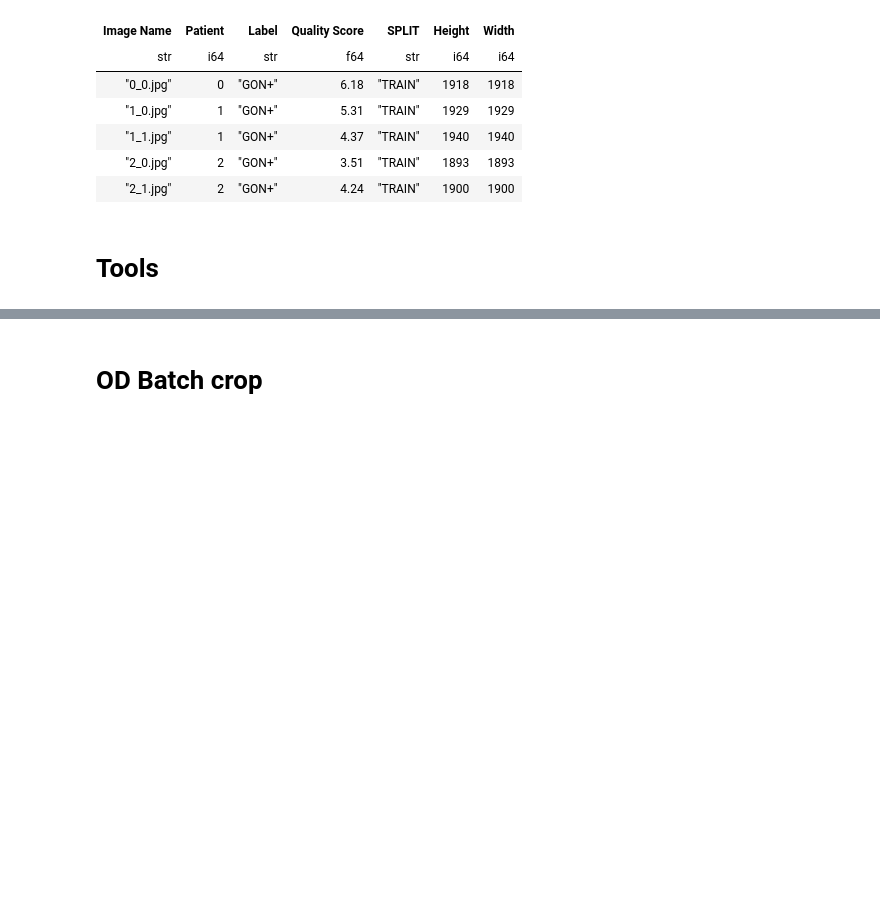
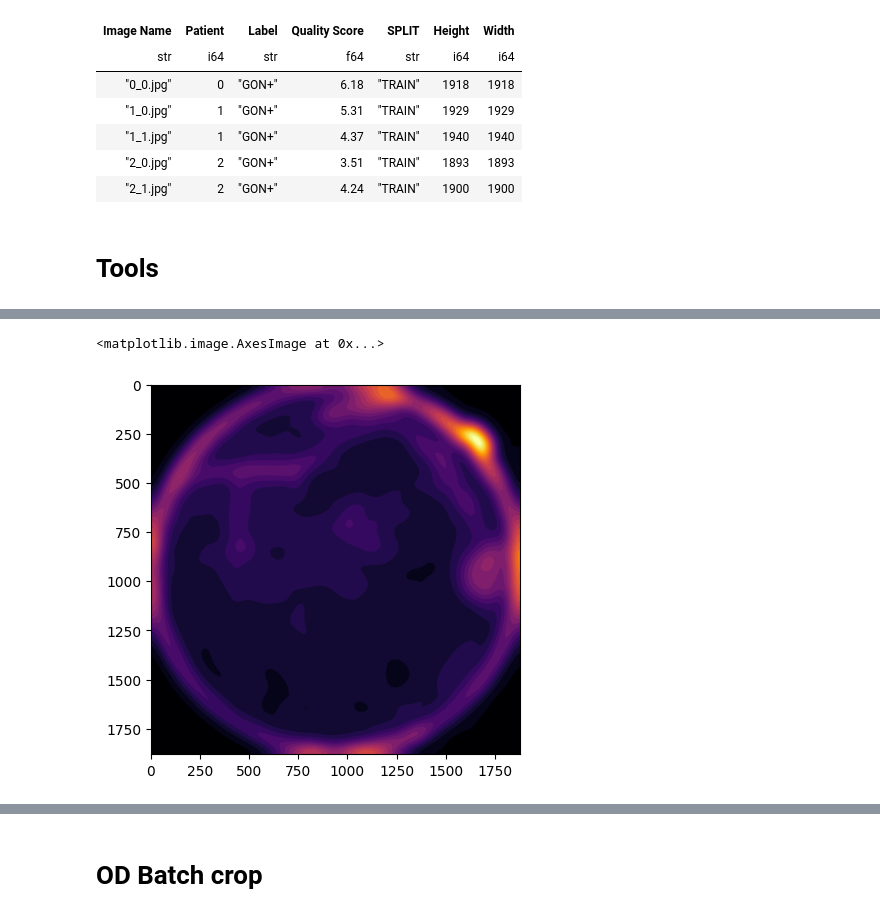
Before and after one commit to mrwhitewhite/HYGD_Dataset, a Jupyter notebook: notebooks/02 Pipelines.ipynb, the cells around one changed output, grey strips where cells are left out. Drawn from its saved outputs; the diff is of its cells as text; code cells hidden in the pictures; blank space fills up the shorter version.

```diff
--- a/notebooks/02 Pipelines.ipynb
+++ b/notebooks/02 Pipelines.ipynb
@@ -313,0 +192,23 @@ plt.imshow(cv2.cvtColor(mark(img_ori, loc_vessels, crop_ratio=0.3), cv2.COLOR_BG
+# %%
+def get_texture_map(img_bgr):
+    red = img_bgr[:, :, 1]
+    red = cv2.medianBlur(red, 15)  # Remove speckle noise
+
+    # Structural Gradient (Dilation - Erosion)
+    kernel = cv2.getStructuringElement(cv2.MORPH_ELLIPSE, (15, 15))
+    grad = cv2.morphologyEx(red, cv2.MORPH_GRADIENT, kernel)
+
+    # Create a "Hotspot" of density
+    blur_size = int(img_bgr.shape[1] * 0.15)  # 15% of width
+    if blur_size % 2 == 0:
+        blur_size += 1
+    texture_density = cv2.GaussianBlur(grad, (blur_size, blur_size), 0)
+
+    return cv2.normalize(texture_density, None, 0, 1, cv2.NORM_MINMAX, dtype=cv2.CV_32F)
+
+
+texture_map = get_texture_map(img_ori)
+plt.imshow(texture_map, cmap="inferno")
+# %% [output]
+<matplotlib.image.AxesImage at 0x...>
+[figure, added]
```
Also changed, not shown: parts of 22 cells of this notebook.
